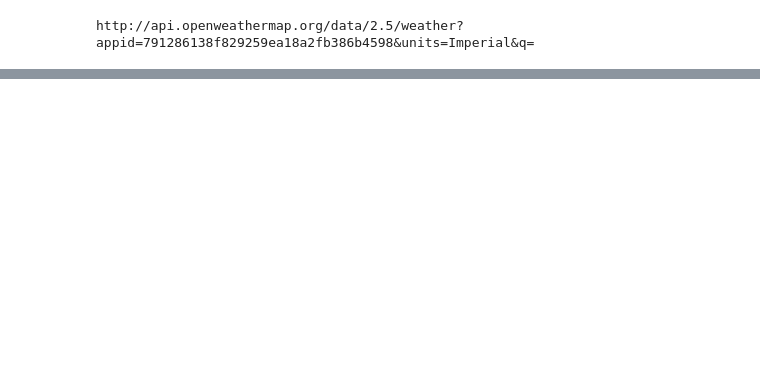
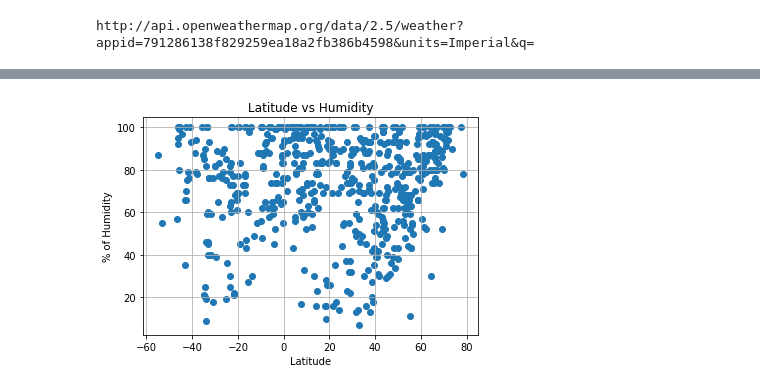
Before and after one commit to AngelCahill/WeatherPy-Homework, a Jupyter notebook: weatherpy.ipynb, the cells around one changed output, grey strips where cells are left out. Cells and saved outputs as stored; diff of their text form; code cells hidden in the pictures; blank space fills up the shorter version.

```diff
--- a/weatherpy.ipynb
+++ b/weatherpy.ipynb
@@ -208,0 +207,18 @@ plt.show()
+# %%
+# Plot for Humidity
+
+plt.scatter(df2["lat"], df2["humidity"], marker="o")
+
+# Incorporate the other graph properties
+plt.title("Latitude vs Humidity")
+plt.ylabel("% of Humidity")
+plt.xlabel("Latitude")
+plt.grid(True)
+
+# Save the figure
+plt.savefig("LatitudevsHumidity.png")
+
+# Show plot
+plt.show()
+# %% [output]
+[figure, added]
```
Also changed, not shown: parts of 18 cells of this notebook, 5 other files.
